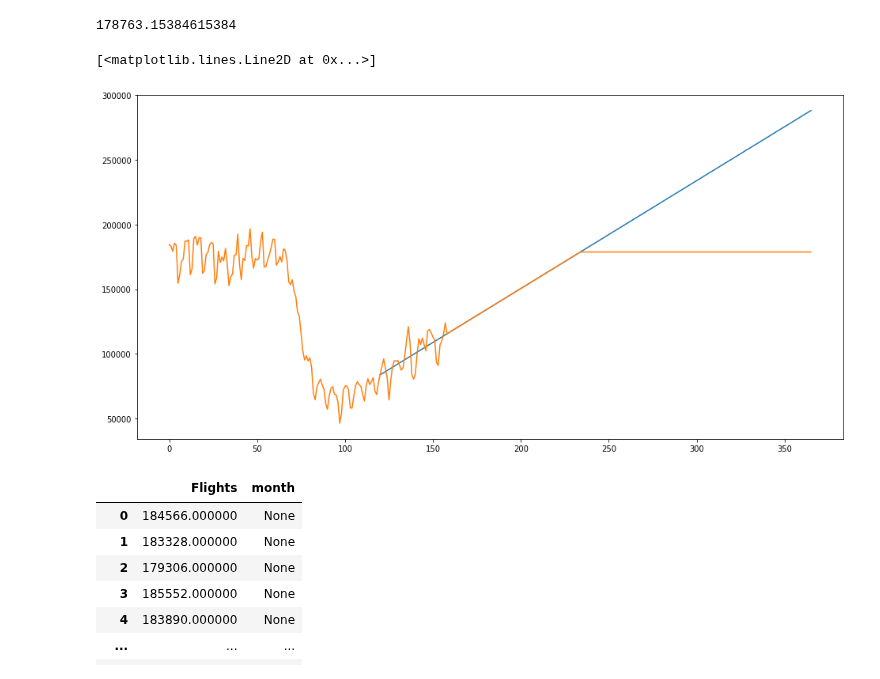
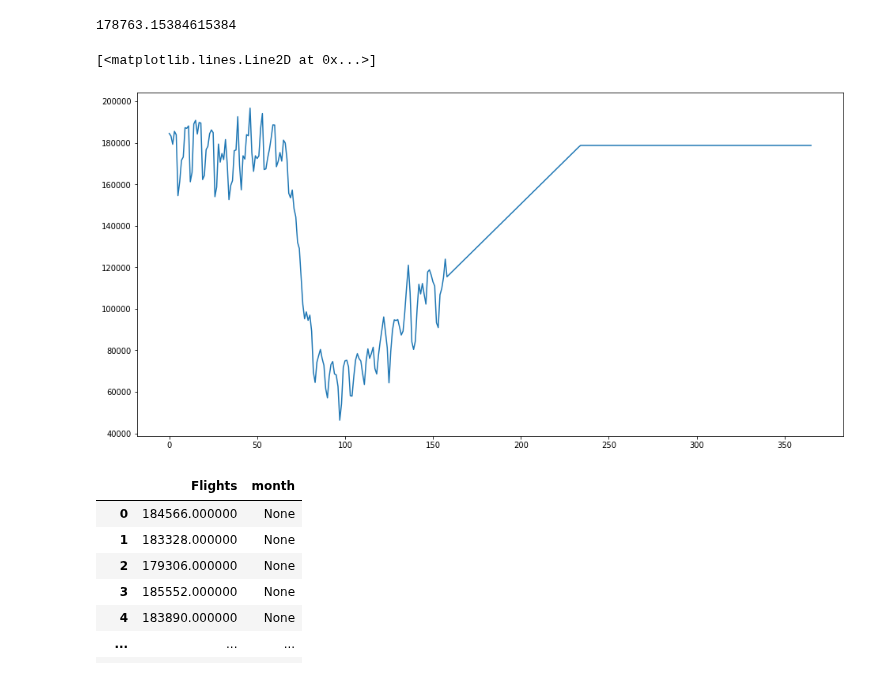
Before and after one commit to Rlamboll/modify_COVID19_netCDF_Emissions, a Jupyter notebook: calculations/COVID-19_aviation_emissions.ipynb, the cells around one changed output. Cells and saved outputs as stored; diff of their text form; code cells hidden in the pictures.

```diff
--- a/calculations/COVID-19_aviation_emissions.ipynb
+++ b/calculations/COVID-19_aviation_emissions.ipynb
@@ -82,11 +83,10 @@ flights_list = list(flights_change["Number of flights"][:]) + [
 # %%
 plt.figure(figsize=(16, 8))
 plt.plot()
-plt.plot(xs, fitted_trend)
 plt.plot(range(366), flights_list)
 # %% [output]
 [<matplotlib.lines.Line2D at 0x...>]
-[figure, old version]
+[figure, new version]
 # %%
 flights = pd.DataFrame({"Flights": flights_list, "month": None})
 # %%
```
Also changed, not shown: parts of 13 cells of this notebook.
